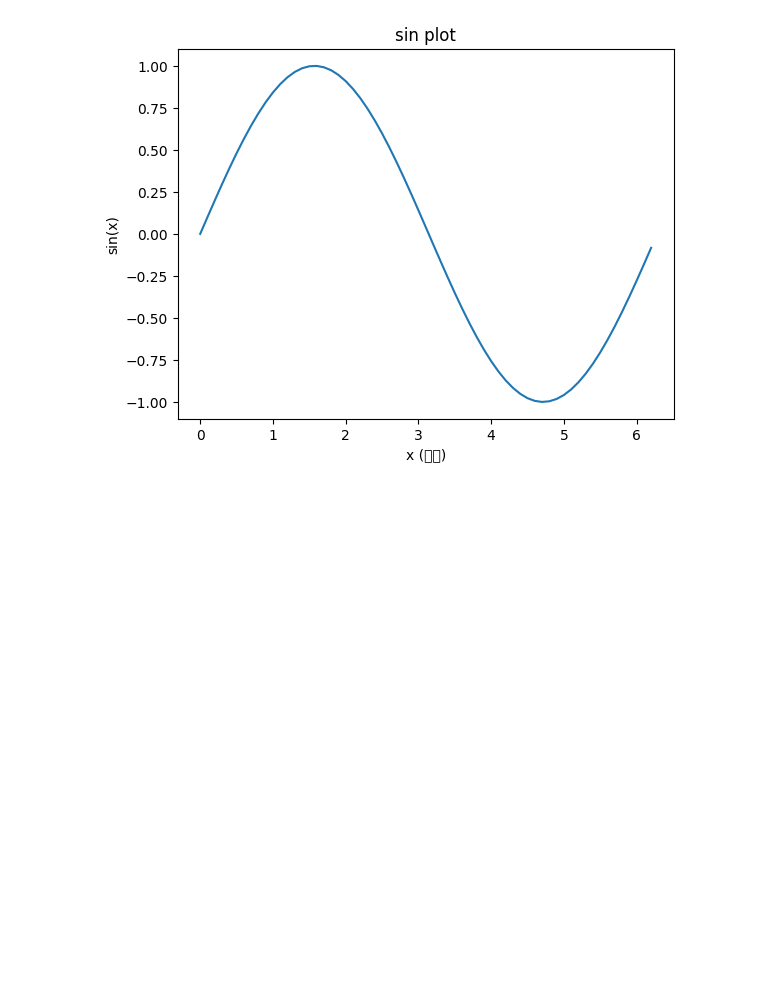
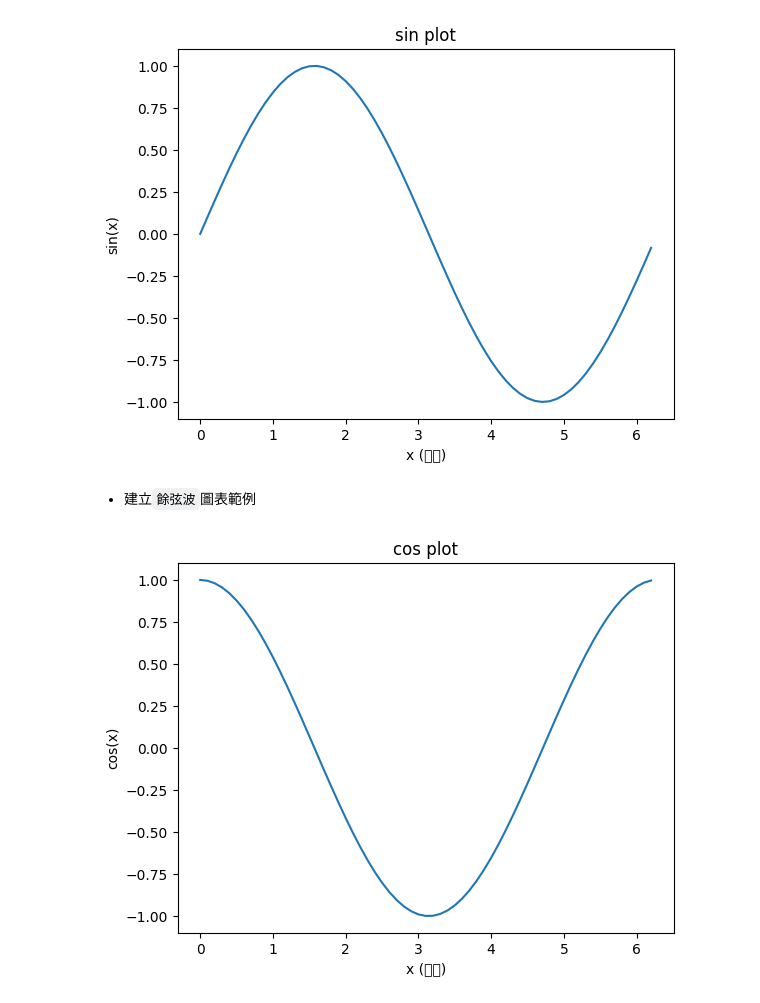
Before and after one commit to vvalee1966/2025_03_15_chillee, a Jupyter notebook: Python_Project/demo1.ipynb, the cells around one changed output. Drawn from its saved outputs; the diff is of its cells as text; code cells hidden in the pictures; blank space fills up the shorter version.

Commit message:
- 建立`餘弦波`圖表範例

```diff
--- a/Python_Project/demo1.ipynb
+++ b/Python_Project/demo1.ipynb
@@ -24,3 +24,27 @@ plt.ylabel('sin(x)')  # 設定 y 軸標籤
 plt.show()  # 顯示繪製好的圖表
 # %% [output]
 [figure]
+# %% [markdown]
+- 建立`餘弦波`圖表範例
+# %%
+import numpy as np
+import matplotlib.pyplot as plt
+
+# 建立 x 軸數據，從 0 到 2π，間隔為 0.1
+x = np.arange(0, 2*np.pi, 0.1)
+
+# 計算 y 軸數據，使用 cos() 函數
+y = np.cos(x)
+
+# 使用 matplotlib 繪製圖表
+plt.plot(x, y)  # 繪製 x 和 y 的關係圖，形成餘弦波圖表
+
+# 設定圖表標題和軸標籤
+plt.title('cos plot')  # 設定圖表標題
+plt.xlabel('x (弧度)')  # 設定 x 軸標籤
+plt.ylabel('cos(x)')  # 設定 y 軸標籤
+
+# 顯示圖表
+plt.show()  # 顯示繪製好的圖表
+# %% [output]
+[figure, added]
```
